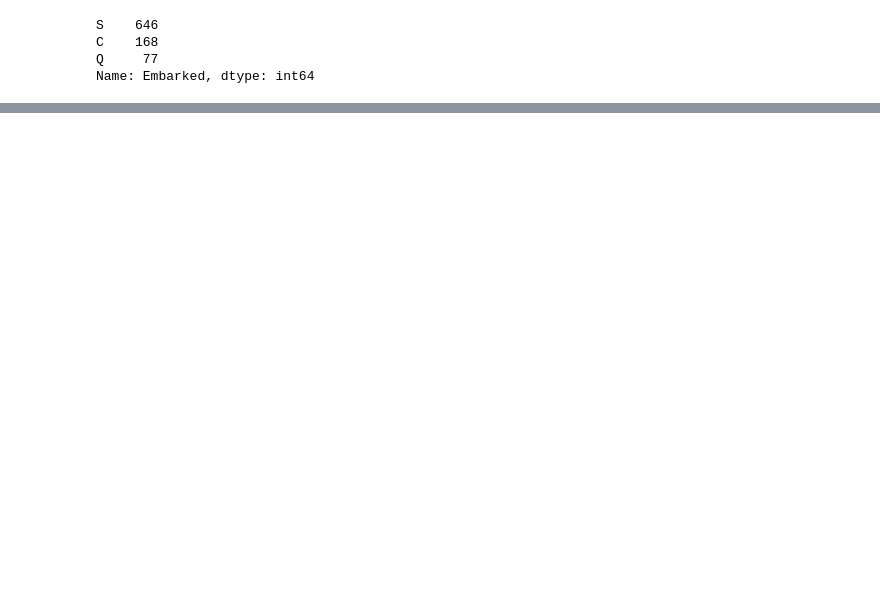
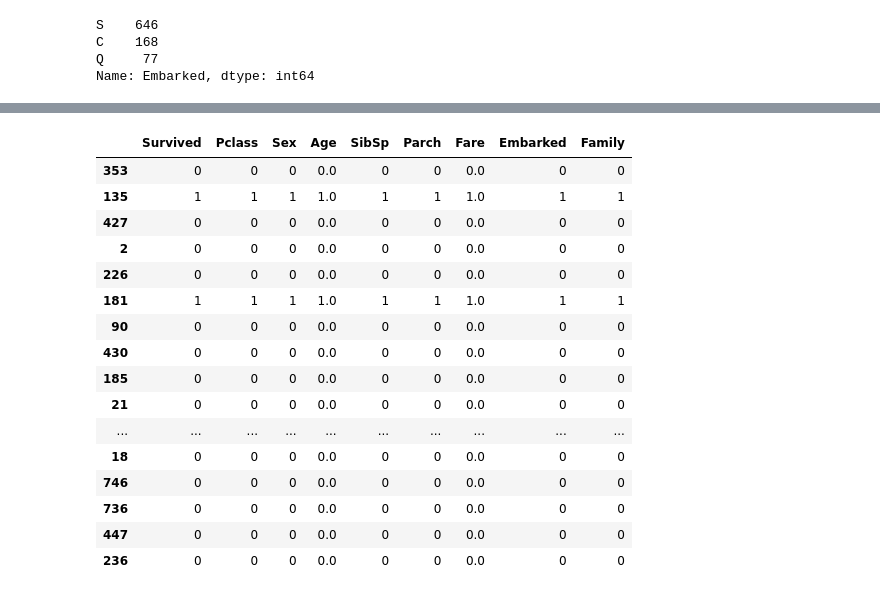
Before and after one commit to innovator-arjun/Titanic-Survival-Prediction, a Jupyter notebook: A Data Science Framework To Achieve 99% Accuracy.ipynb, the cells around one changed output, grey strips where cells are left out. Saved outputs shown, nothing was run; the diff lists cells and outputs as text; code cells hidden in the pictures; blank space fills up the shorter version.

```diff
--- a/A Data Science Framework To Achieve 99% Accuracy.ipynb
+++ b/A Data Science Framework To Achieve 99% Accuracy.ipynb
@@ -121,3 +130,7 @@ S    646
 C    168
 Q     77
 Name: Embarked, dtype: int64
+# %%
+train[train['Embarked']=='S']=0
+train[train['Embarked']=='C']=1
+train[train['Embarked']=='Q']=2
@@ -123,0 +152,2 @@ Name: Embarked, dtype: int64
+# %%
+train['Family']=train['SibSp']+train['Parch']
@@ -123,0 +163,22 @@ Name: Embarked, dtype: int64
+# %%
+train[train['Family']>=1]=1
+# %%
+train.sample(20)
+# %% [output]
+|  | Survived | Pclass | Sex | Age | SibSp | Parch | Fare | Embarked | Family |
+| 353 | 0 | 0 | 0 | 0.0 | 0 | 0 | 0.0 | 0 | 0 |
+| 135 | 1 | 1 | 1 | 1.0 | 1 | 1 | 1.0 | 1 | 1 |
+| 427 | 0 | 0 | 0 | 0.0 | 0 | 0 | 0.0 | 0 | 0 |
+| 2 | 0 | 0 | 0 | 0.0 | 0 | 0 | 0.0 | 0 | 0 |
+| 226 | 0 | 0 | 0 | 0.0 | 0 | 0 | 0.0 | 0 | 0 |
+| 181 | 1 | 1 | 1 | 1.0 | 1 | 1 | 1.0 | 1 | 1 |
+| 90 | 0 | 0 | 0 | 0.0 | 0 | 0 | 0.0 | 0 | 0 |
+| 430 | 0 | 0 | 0 | 0.0 | 0 | 0 | 0.0 | 0 | 0 |
+| 185 | 0 | 0 | 0 | 0.0 | 0 | 0 | 0.0 | 0 | 0 |
+| 21 | 0 | 0 | 0 | 0.0 | 0 | 0 | 0.0 | 0 | 0 |
+| ... | ... | ... | ... | ... | ... | ... | ... | ... | ... |
+| 18 | 0 | 0 | 0 | 0.0 | 0 | 0 | 0.0 | 0 | 0 |
+| 746 | 0 | 0 | 0 | 0.0 | 0 | 0 | 0.0 | 0 | 0 |
+| 736 | 0 | 0 | 0 | 0.0 | 0 | 0 | 0.0 | 0 | 0 |
+| 447 | 0 | 0 | 0 | 0.0 | 0 | 0 | 0.0 | 0 | 0 |
+| 236 | 0 | 0 | 0 | 0.0 | 0 | 0 | 0.0 | 0 | 0 |
```
Also changed, not shown: parts of 7 cells of this notebook.
